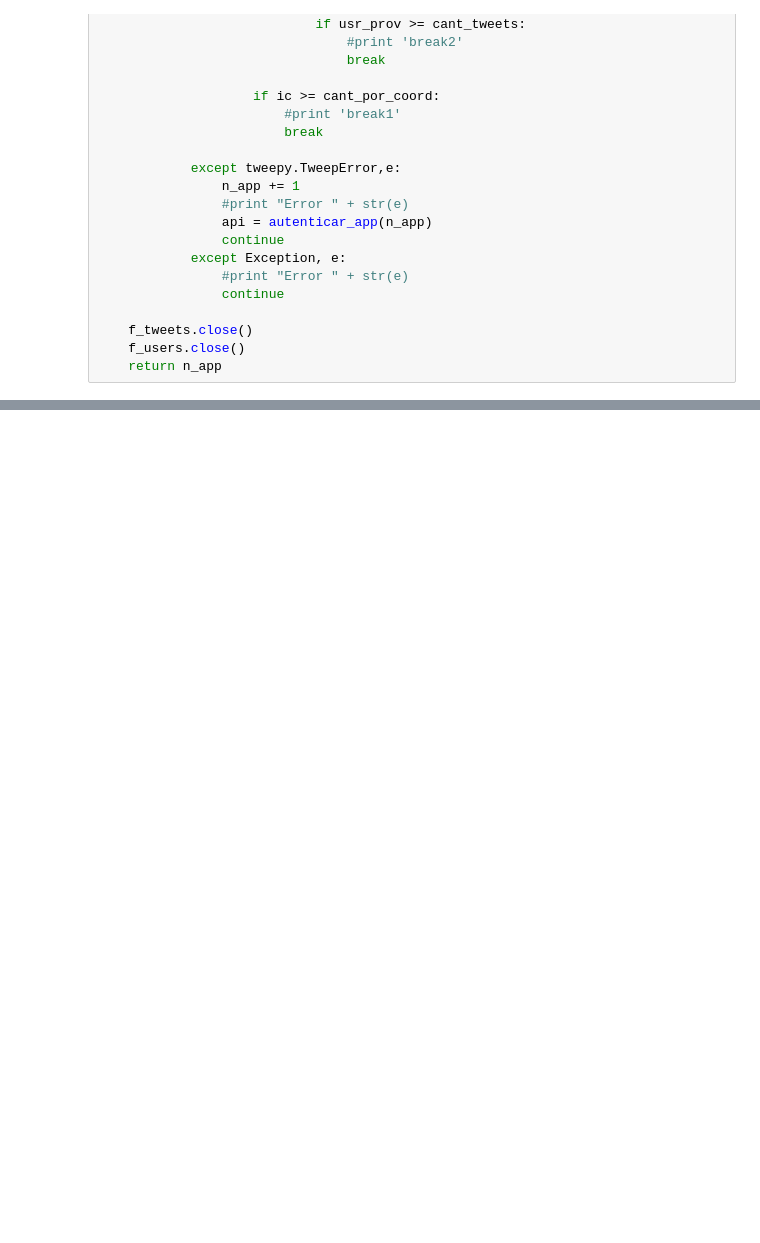
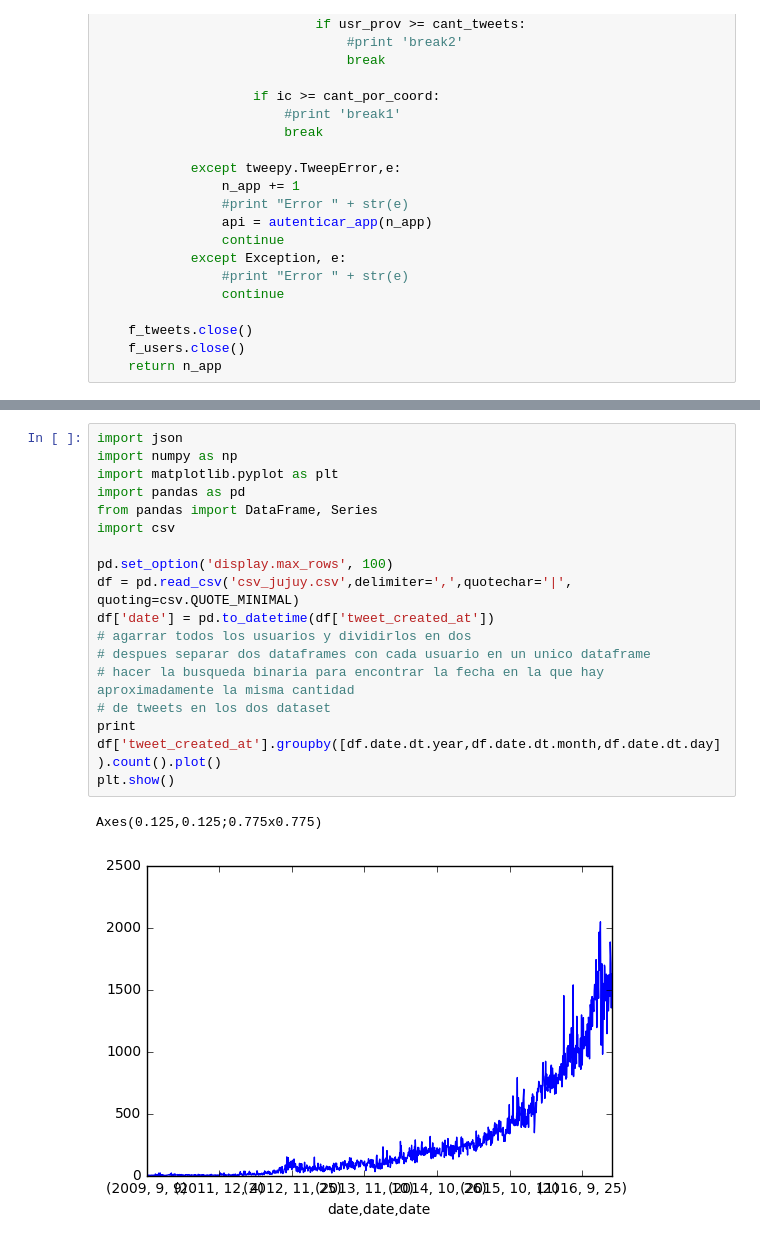
Before and after one commit to daleman/tesis, a Jupyter notebook: usersYDias.ipynb, the cells around one changed output, grey strips where cells are left out. Drawn from its saved outputs; the diff is of its cells as text; blank space fills up the shorter version.

```diff
--- a/usersYDias.ipynb
+++ b/usersYDias.ipynb
@@ -173,0 +450,20 @@ sanluis 1000
+# %%
+import json
+import numpy as np
+import matplotlib.pyplot as plt
+import pandas as pd
+from pandas import DataFrame, Series
+import csv
+
+pd.set_option('display.max_rows', 100)
+df = pd.read_csv('csv_jujuy.csv',delimiter=',',quotechar='|', quoting=csv.QUOTE_MINIMAL)
+df['date'] = pd.to_datetime(df['tweet_created_at'])
+# agarrar todos los usuarios y dividirlos en dos
+# despues separar dos dataframes con cada usuario en un unico dataframe
+# hacer la busqueda binaria para encontrar la fecha en la que hay aproximadamente la misma cantidad
+# de tweets en los dos dataset
+print df['tweet_created_at'].groupby([df.date.dt.year,df.date.dt.month,df.date.dt.day]).count().plot()
+plt.show()
+# %% [output]
+Axes(0.125,0.125;0.775x0.775)
+[figure, added]
```
Also changed, not shown: parts of 19 cells of this notebook, 1 other file.
